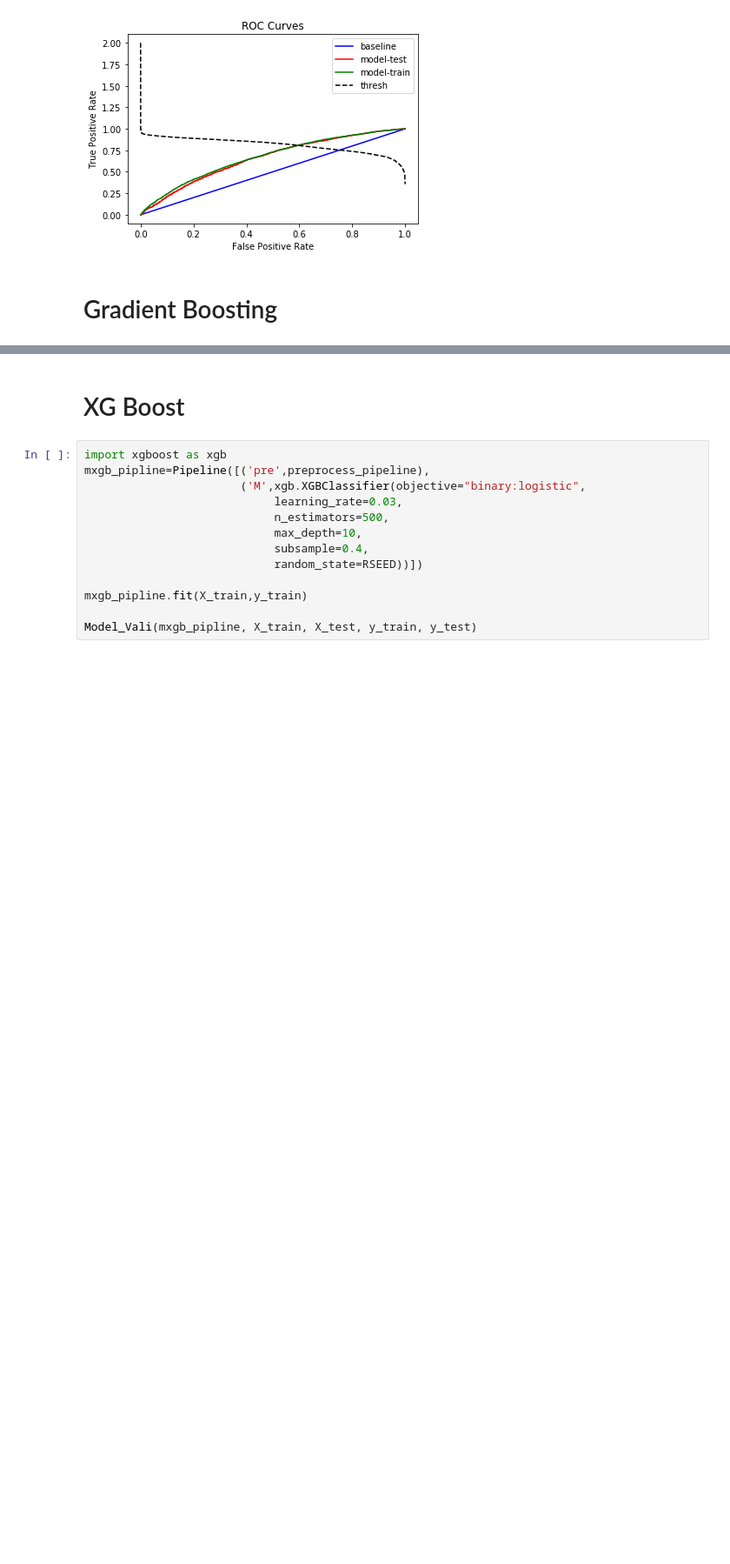
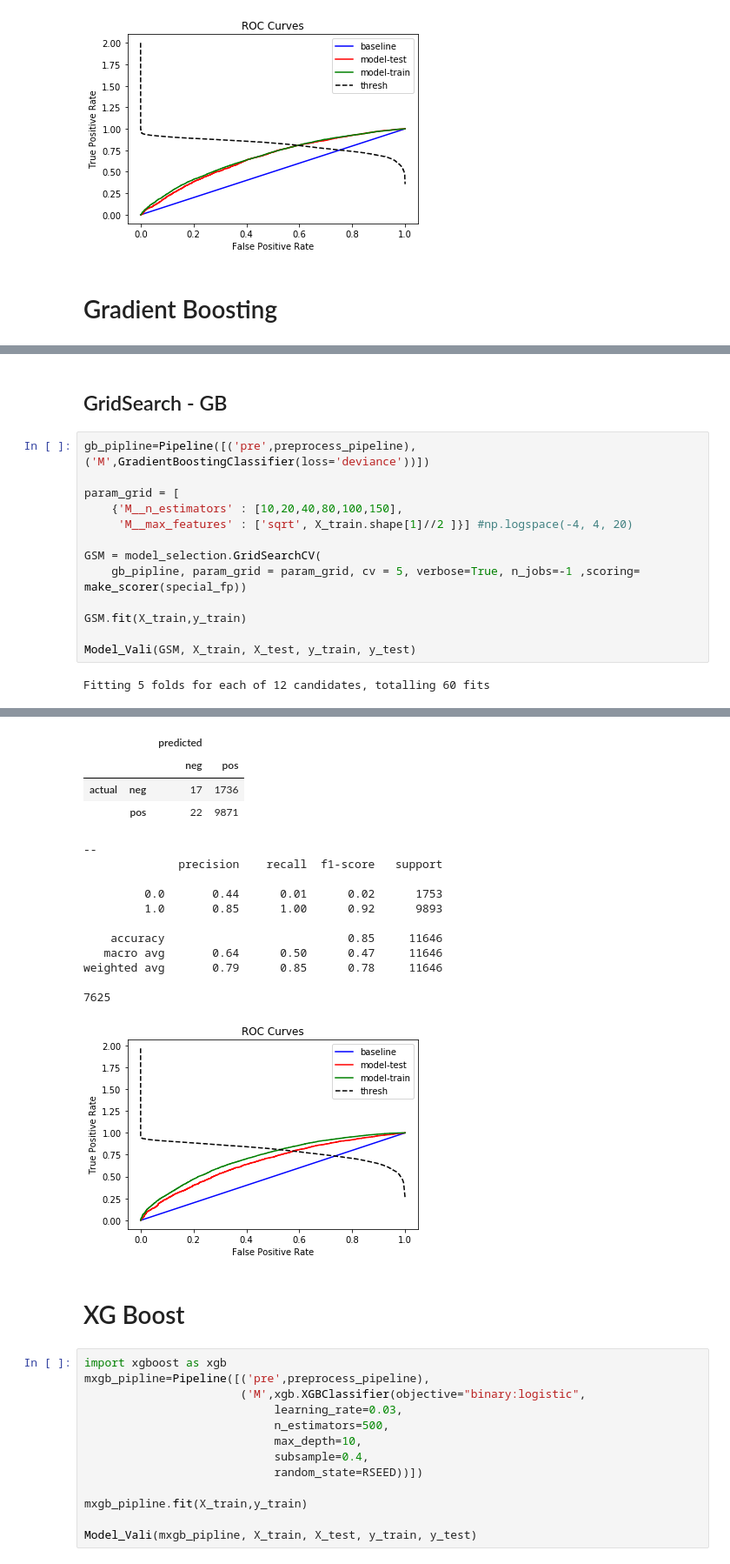
Before and after one commit to torben90/NF_Prj_LendingClub, a Jupyter notebook: sub_notebooks/Modeling_pass01.ipynb, the cells around one changed output, grey strips where cells are left out. Shown at 87% size. Cells and saved outputs as stored; diff of their text form; blank space fills up the shorter version.

```diff
--- a/sub_notebooks/Modeling_pass01.ipynb
+++ b/sub_notebooks/Modeling_pass01.ipynb
@@ -487,3 +573,20 @@ weighted avg       0.72      0.85      0.78     11646
 
 9109
 [figure]
+# %% [markdown]
+## GridSearch - GB
+# %%
+gb_pipline=Pipeline([('pre',preprocess_pipeline), ('M',GradientBoostingClassifier(loss='deviance'))])
+
+param_grid = [
+    {'M__n_estimators' : [10,20,40,80,100,150],
+     'M__max_features' : ['sqrt', X_train.shape[1]//2 ]}] #np.logspace(-4, 4, 20)
+
+GSM = model_selection.GridSearchCV(
+    gb_pipline, param_grid = param_grid, cv = 5, verbose=True, n_jobs=-1 ,scoring= make_scorer(special_fp))
+
+GSM.fit(X_train,y_train)
+
+Model_Vali(GSM, X_train, X_test, y_train, y_test)
+# %% [output]
+Fitting 5 folds for each of 12 candidates, totalling 60 fits
@@ -490,3 +614,19 @@ weighted avg       0.72      0.85      0.78     11646
+|  |  | predicted |  |
+|  |  | neg | pos |
+| actual | neg | 17 | 1736 |
+|  | pos | 22 | 9871 |
+--
+              precision    recall  f1-score   support
+
+         0.0       0.44      0.01      0.02      1753
+         1.0       0.85      1.00      0.92      9893
+
+    accuracy                           0.85     11646
+   macro avg       0.64      0.50      0.47     11646
+weighted avg       0.79      0.85      0.78     11646
+
+7625
+[figure, added]
 # %% [markdown]
 # XG Boost
 # %%
```
Also changed, not shown: parts of 15 cells of this notebook, 2 other files.
